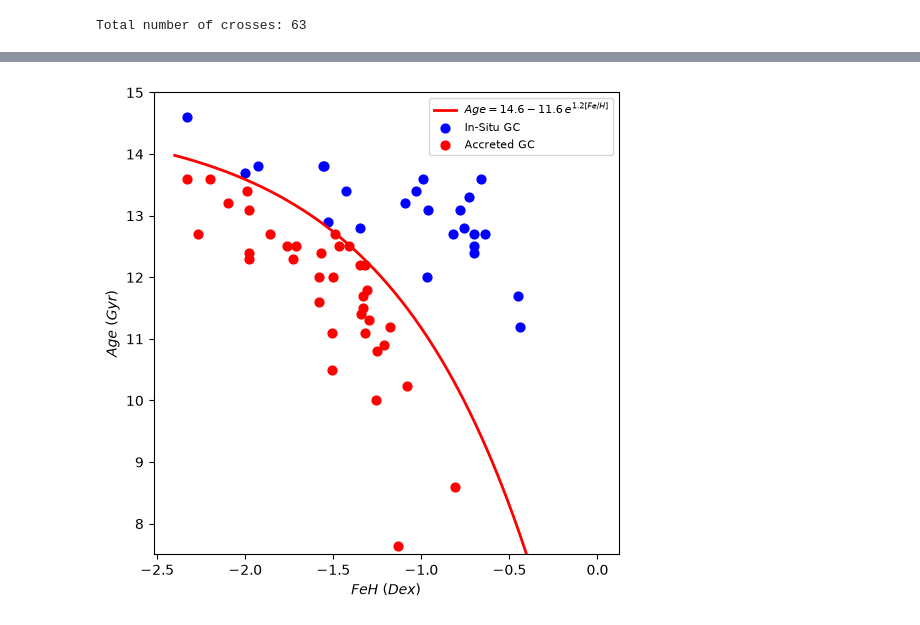
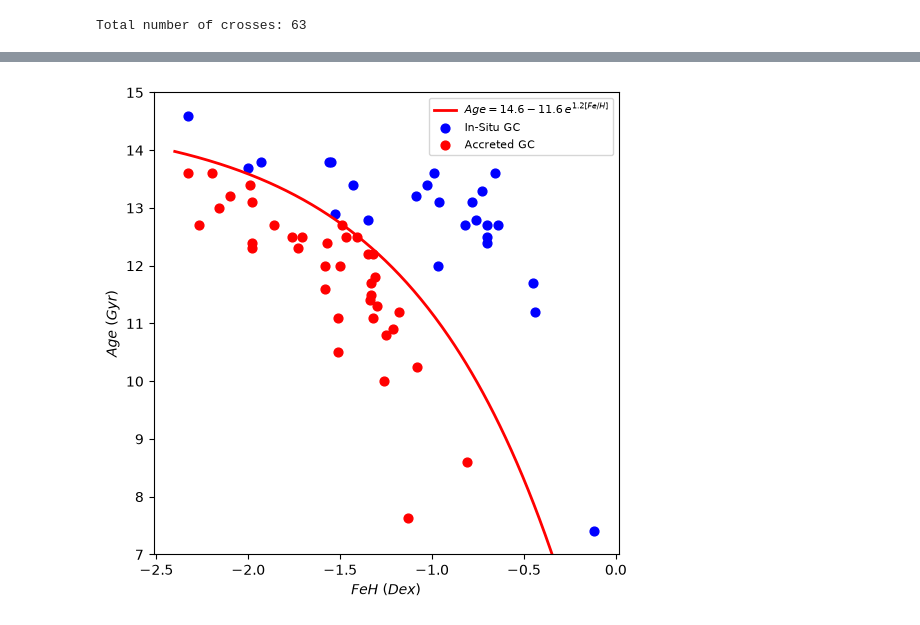
Before and after one commit to stormrealz/PHYS3116_Larawag, a Jupyter notebook: Will's Files/Filtered Data Analysis/AgeMetal.ipynb, the cells around one changed output, grey strips where cells are left out. Saved outputs shown, nothing was run; the diff lists cells and outputs as text; code cells hidden in the pictures.

```diff
--- a/Will's Files/Filtered Data Analysis/AgeMetal.ipynb
+++ b/Will's Files/Filtered Data Analysis/AgeMetal.ipynb
@@ -137,26 +137,27 @@ print(below_mask)
 # %%
 import numpy as np
 import matplotlib.pyplot as plt
 
 fig, axes = plt.subplots(1, figsize=(6, 6))
 
 def model(x, a, b, c):
     return c - a * np.exp(b * x)
 
 a, b, c = 11.6, 1.22, 14.6
 x_fit = np.linspace(-2.4, -0.1, 300)
 axes.plot(x_fit, model(x_fit, a, b, c), color='red', lw=2,
           label=f'$Age = {c:.1f} - {a:.1f}\\,e^{{{b:.1f}[Fe/H]}}$')
 
 axes.scatter(x[~below], z[~below], color='blue', s=40, label='In-Situ GC')
 axes.scatter(x[below], z[below], color='red', s=40, label='Accreted GC')
+
 axes.set_xlabel('$FeH$ ($Dex$)')
 axes.set_ylabel('$Age$ ($Gyr$)')
-axes.set_ylim(7.5, 15)
+axes.set_ylim(7, 15)
 axes.legend(fontsize=8)
 plt.show()
 # %% [output]
-[figure, old version]
+[figure, new version]
 # %%
 
 print(below.sum(), "below the line,", (~below).sum(), "others")    # expect 36 below
```
Also changed, not shown: parts of 5 cells of this notebook, 6 other files.
